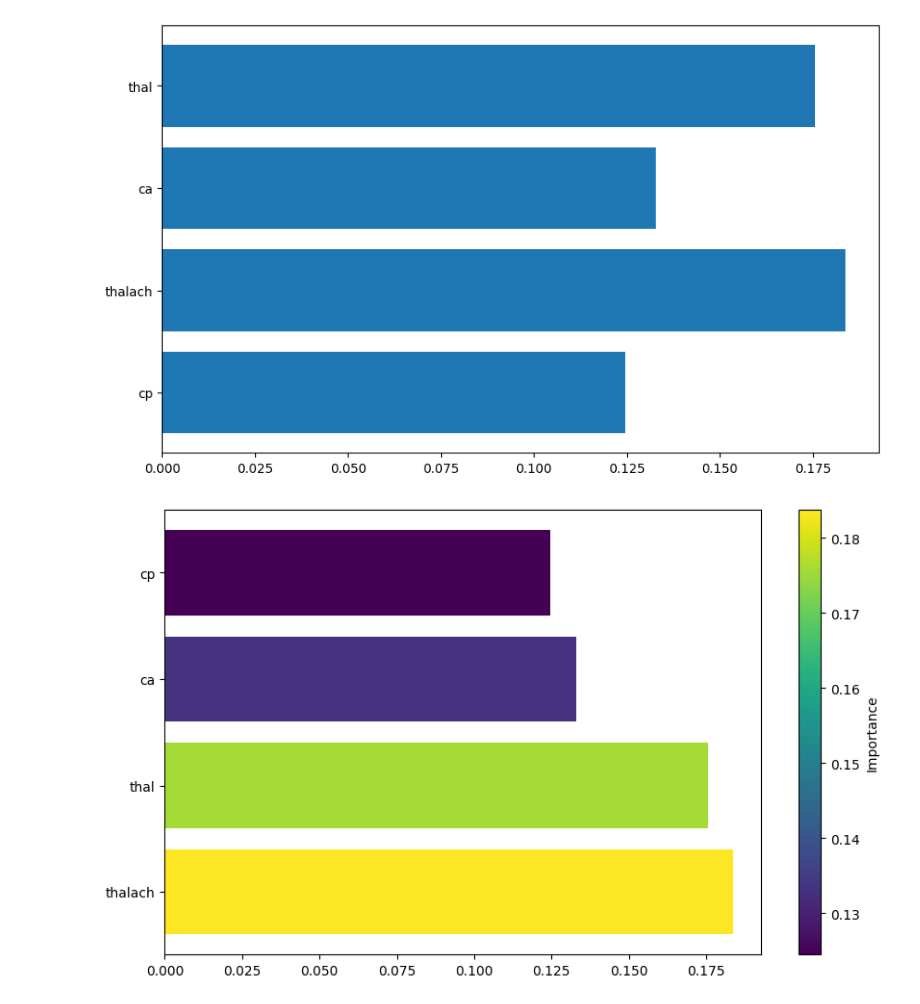
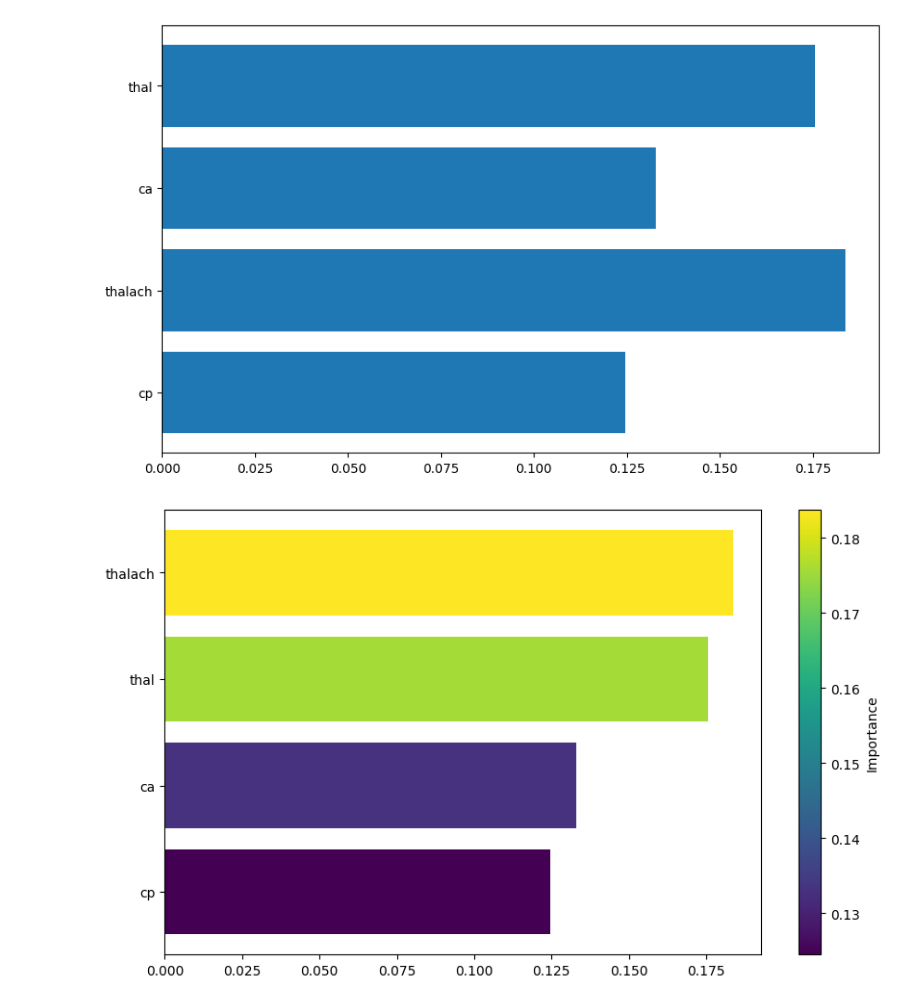
Before and after one commit to Stekosan/End-to-End-Machine-Learning, a Jupyter notebook: 1-design_exploration.ipynb, the cells around one changed output. Drawn from its saved outputs; the diff is of its cells as text; code cells hidden in the pictures.

```diff
--- a/1-design_exploration.ipynb
+++ b/1-design_exploration.ipynb
@@ -424,30 +428,32 @@ Selected features: Index(['cp', 'thalach', 'ca', 'thal'], dtype='object')
 # %%
 import matplotlib.pyplot as plt
 from matplotlib.colors import Normalize
 import matplotlib.cm as cm
 
 # Assuming feature_importance_sorted is defined
+# Sort the DataFrame by 'importance' for better visualization
+feature_importance_sorted = feature_importance.sort_values('importance', ascending=True)
 
 # Create a figure and axes for plotting
 fig, ax = plt.subplots(figsize=(10, 6))
 
 # Generate a colormap and normalize the importance values
 cmap = cm.viridis
 norm = Normalize(feature_importance_sorted['importance'].min(), feature_importance_sorted['importance'].max())
 
 # Map the normalized importance values to colors in the colormap
 colors = cmap(norm(feature_importance_sorted['importance'].values))
 
 # Plot the bar chart on the created axes
 ax.barh(feature_importance_sorted["feature"], feature_importance_sorted["importance"], color=colors)
 
 # Create a ScalarMappable for the colorbar
 sm = cm.ScalarMappable(norm=norm, cmap=cmap)
 sm.set_array([])  # This line is necessary for ScalarMappable without a mappable
 
 # Add a colorbar to the axes
 cbar = fig.colorbar(sm, ax=ax, label='Importance')
 
 plt.show()
 # %% [output]
-[figure, old version]
+[figure, new version]
```
Also changed, not shown: parts of 8 cells of this notebook.
